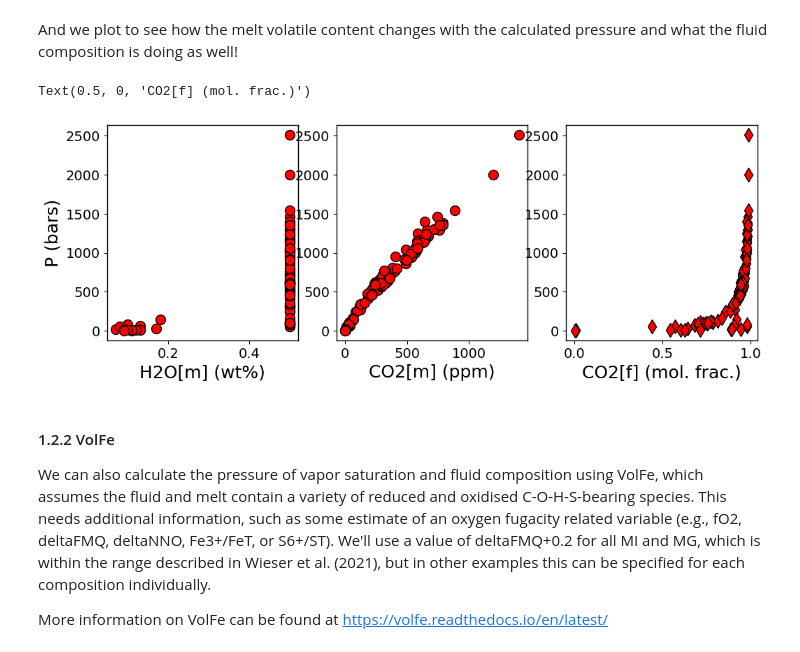
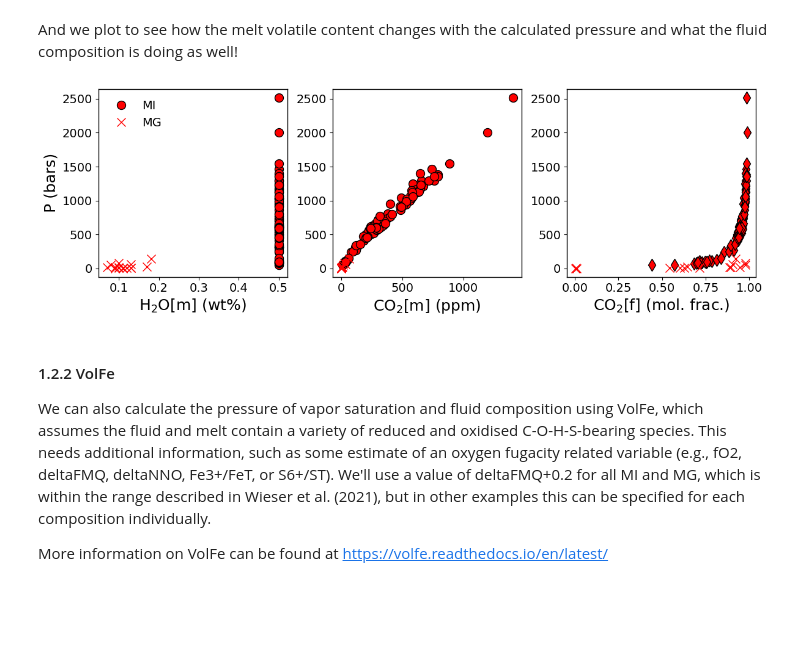
Before and after one commit to eryhughes/workshop_volatiles_goldschmidt2026, a Jupyter notebook: exercise_volatiles_workshop.ipynb, the cells around one changed output. Cells and saved outputs as stored; diff of their text form; code cells hidden in the pictures; blank space fills up the shorter version.

```diff
--- a/exercise_volatiles_workshop.ipynb
+++ b/exercise_volatiles_workshop.ipynb
@@ -178,19 +339,27 @@ And we plot to see how the melt volatile content changes with the calculated pre
 # %%
 fig, (ax1, ax2, ax3) = plt.subplots(1, 3, figsize=(12,4))
 
 df = results_pvsat_vc
+# subset by type
+df_MI = df[df['type'] == 'MI']
+df_MG = df[df['type'] == 'MG']
 
-ax1.plot(df['H2O'], df['SaturationP_bars_VESIcal'], 'ok', mfc='red')
-ax2.plot(df['CO2']*10000, df['SaturationP_bars_VESIcal'], 'ok', mfc='red')
-ax3.plot(df['XCO2_fl_VESIcal'], df['SaturationP_bars_VESIcal'], 'dk', mfc='red')
+ax1.plot(df_MI['H2O'], df_MI['SaturationP_bars_VESIcal'], 'ok', mfc='red', label = "MI")
+ax1.plot(df_MG['H2O'], df_MG['SaturationP_bars_VESIcal'], 'xk', color='red', label = "MG")
+ax2.plot(df_MI['CO2']*10000, df_MI['SaturationP_bars_VESIcal'], 'ok', mfc='red')
+ax2.plot(df_MG['CO2']*10000, df_MG['SaturationP_bars_VESIcal'], 'xk', color='red')
+ax3.plot(df_MI['XCO2_fl_VESIcal'], df_MI['SaturationP_bars_VESIcal'], 'dk', mfc='red')
+ax3.plot(df_MG['XCO2_fl_VESIcal'], df_MG['SaturationP_bars_VESIcal'], 'xk', color='red')
 
 ax1.set_ylabel('P (bars)')
-ax1.set_xlabel('H2O[m] (wt%)')
-ax2.set_xlabel('CO2[m] (ppm)')
-ax3.set_xlabel('CO2[f] (mol. frac.)')
+ax1.set_xlabel('H$_2$O[m] (wt%)')
+ax2.set_xlabel('CO$_2$[m] (ppm)')
+ax3.set_xlabel('CO$_2$[f] (mol. frac.)')
+ax1.legend(frameon=False)
+
+plt.tight_layout()
 # %% [output]
-Text(0.5, 0, 'CO2[f] (mol. frac.)')
-[figure, old version]
+[figure, new version]
 # %% [markdown]
 #### 1.2.2 VolFe
 
```
Also changed, not shown: parts of 22 cells of this notebook, 19 other files.
